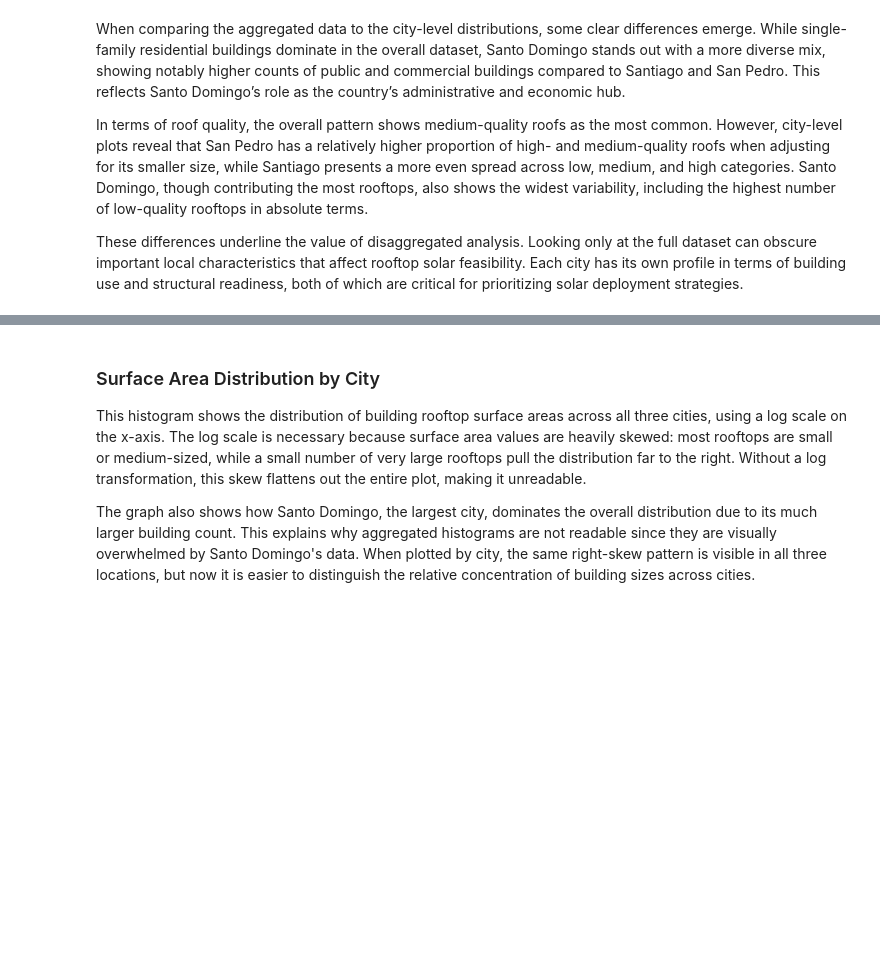
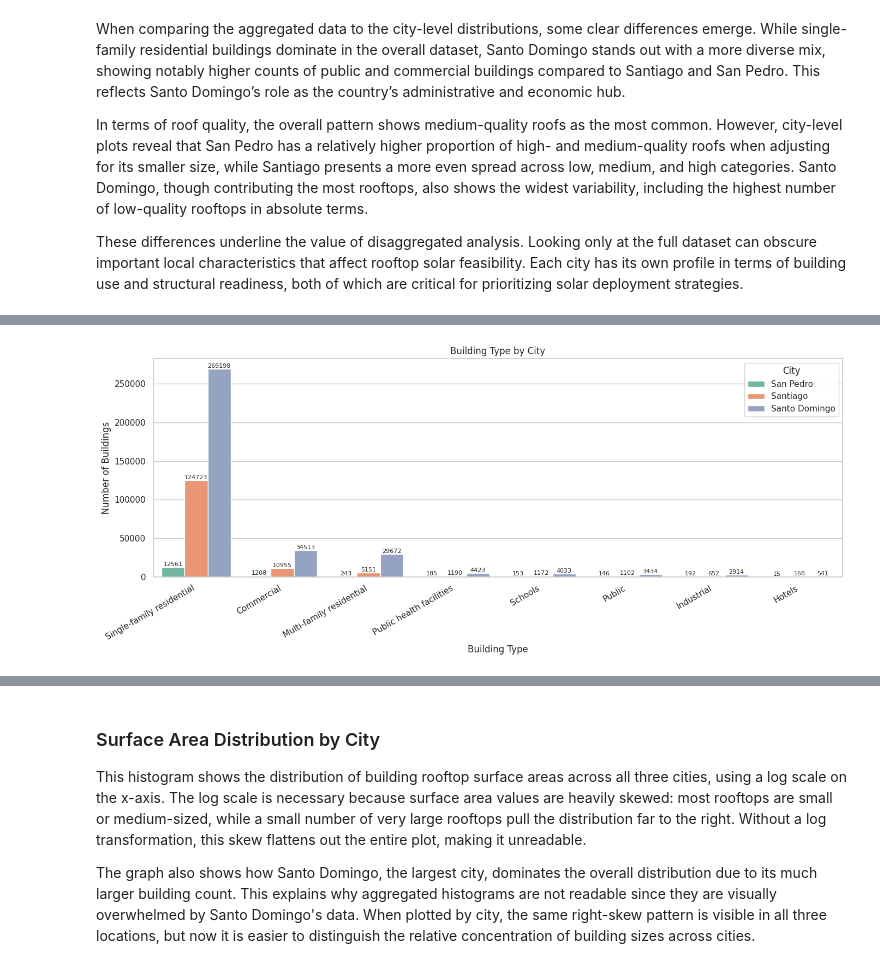
Before and after one commit to julipappano/solarpotential, a Jupyter notebook: solarpotential_jp.ipynb, the cells around one changed output, grey strips where cells are left out. Drawn from its saved outputs; the diff is of its cells as text; code cells hidden in the pictures; blank space fills up the shorter version.

```diff
--- a/solarpotential_jp.ipynb
+++ b/solarpotential_jp.ipynb
@@ -478,47 +489,46 @@ In terms of roof quality, the overall pattern shows medium-quality roofs as the
 These differences underline the value of disaggregated analysis. Looking only at the full dataset can obscure important local characteristics that affect rooftop solar feasibility. Each city has its own profile in terms of building use and structural readiness, both of which are critical for prioritizing solar deployment strategies.
 # %%
 # Building Type by City
-
-# Count buildings by type and city
+# Group and calculate counts
 grouped = df_all.groupby(['Assumed_building_type', 'city']).size().reset_index(name='Count')
 
-# Compute total per city to calculate %
-grouped['Percent'] = grouped.groupby('city')['Count'].transform(lambda x: (x / x.sum() * 100).round(2))
-
-total_counts = (
+# Sort building types by total count across all cities
+sorted_types = (
     grouped.groupby('Assumed_building_type')['Count']
     .sum()
     .sort_values(ascending=False)
-    .reset_index()
+    .index.tolist()
 )
-sorted_types = total_counts['Assumed_building_type'].tolist()
 
-grouped['Assumed_building_type'] = pd.Categorical(grouped['Assumed_building_type'], categories=sorted_types, ordered=True)
-grouped = grouped.sort_values('Assumed_building_type')
+grouped['Assumed_building_type'] = pd.Categorical(
+    grouped['Assumed_building_type'],
+    categories=sorted_types,
+    ordered=True
+)
 
+# Set style
+sns.set(style="whitegrid")
 
 # Plot
-fig = px.bar(
-    grouped,
+plt.figure(figsize=(14, 6))
+barplot = sns.barplot(
+    data=grouped,
     x='Assumed_building_type',
     y='Count',
-    color='city',
-    barmode='group',
-    text='Count',
-    title='Building Type by City',
-    template='plotly_white',
-    color_discrete_sequence=px.colors.qualitative.Set2,
-    hover_data={'Percent': True, 'Count': True, 'city': True, 'Assumed_building_type': False}
+    hue='city',
+    palette='Set2'
 )
 
-fig.update_traces(textposition='outside')
-fig.update_layout(
-    xaxis_title='Building Type',
-    yaxis_title='Number of Buildings',
-    xaxis_tickangle=30,
-    legend_title='City',
-    height=550
-)
+# Add count labels only
+for container in barplot.containers:
+    barplot.bar_label(container, fmt='%d', label_type='edge', fontsize=8)
 
-fig.show()
+# Final formatting
+plt.title('Building Type by City')
+plt.xlabel('Building Type')
+plt.ylabel('Number of Buildings')
+plt.xticks(rotation=30, ha='right')
+plt.legend(title='City')
+plt.tight_layout()
+plt.show()
 # %% [output]
@@ -526,2 +535,3 @@ fig.show()
+[figure, added]
 # %%
 # Roof Quality by City
```
Also changed, not shown: parts of 4 cells of this notebook.
